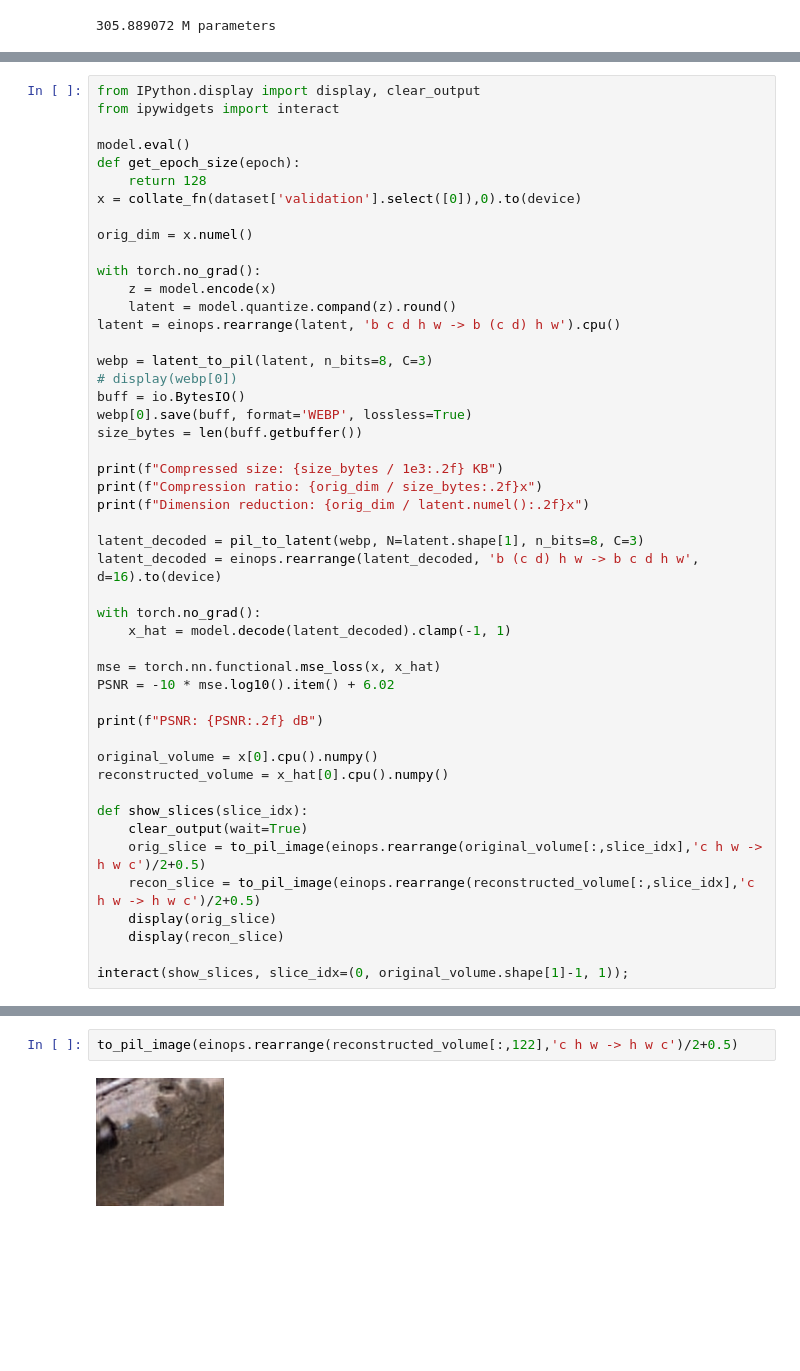
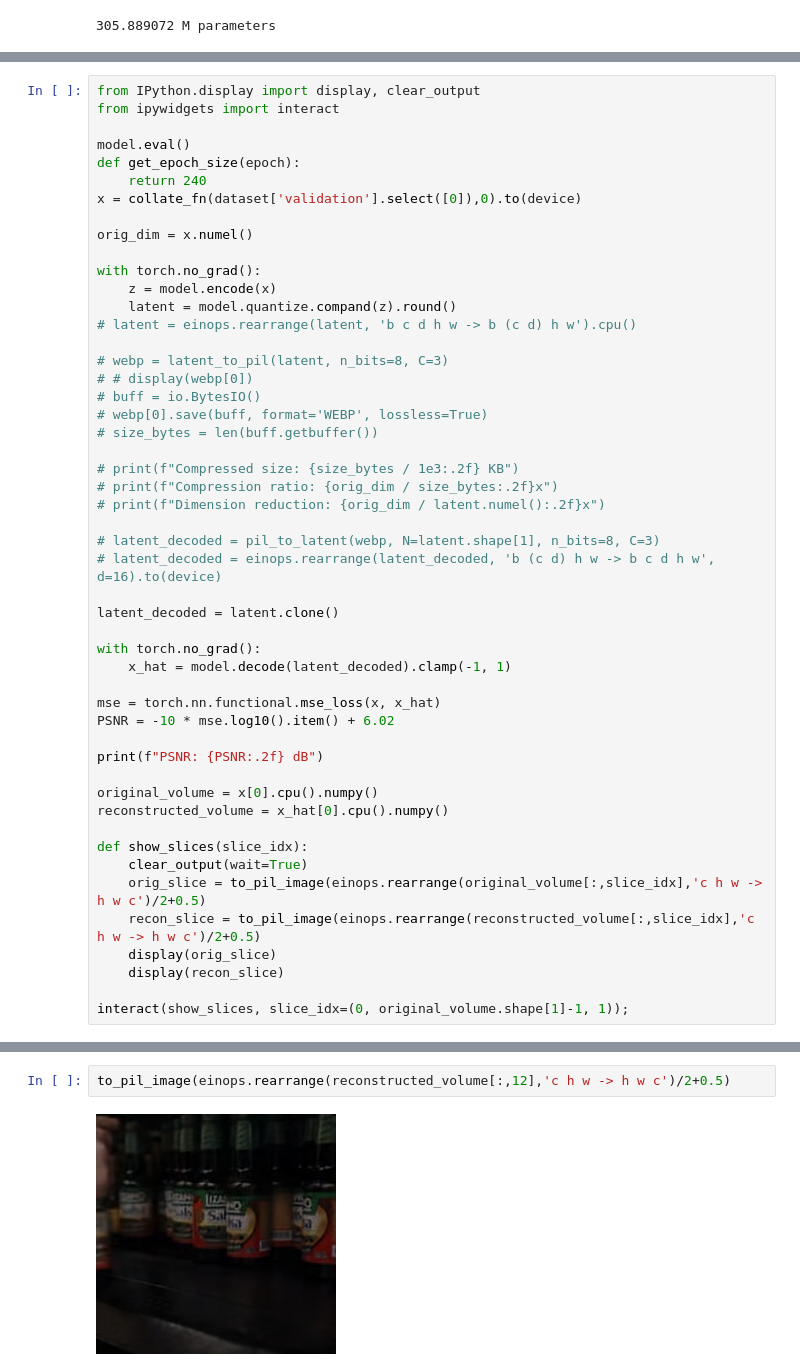
Before and after one commit to danjacobellis/autocodec, a Jupyter notebook: train/vimeo_f8c48_24frames.ipynb, the cells around one changed output, grey strips where cells are left out. Saved outputs shown, nothing was run; the diff lists cells and outputs as text; blank space fills up the shorter version.

Commit message:
oops, max size should be 240

```diff
--- a/train/vimeo_f8c48_24frames.ipynb
+++ b/train/vimeo_f8c48_24frames.ipynb
@@ -181,7 +189,7 @@ from ipywidgets import interact
 
 model.eval()
 def get_epoch_size(epoch):
-    return 128
+    return 240
 x = collate_fn(dataset['validation'].select([0]),0).to(device)
 
 orig_dim = x.numel()
@@ -189,20 +197,22 @@ orig_dim = x.numel()
 with torch.no_grad():
     z = model.encode(x)
     latent = model.quantize.compand(z).round()
-latent = einops.rearrange(latent, 'b c d h w -> b (c d) h w').cpu()
+# latent = einops.rearrange(latent, 'b c d h w -> b (c d) h w').cpu()
 
-webp = latent_to_pil(latent, n_bits=8, C=3)
-# display(webp[0])
-buff = io.BytesIO()
-webp[0].save(buff, format='WEBP', lossless=True)
-size_bytes = len(buff.getbuffer())
+# webp = latent_to_pil(latent, n_bits=8, C=3)
+# # display(webp[0])
+# buff = io.BytesIO()
+# webp[0].save(buff, format='WEBP', lossless=True)
+# size_bytes = len(buff.getbuffer())
 
-print(f"Compressed size: {size_bytes / 1e3:.2f} KB")
-print(f"Compression ratio: {orig_dim / size_bytes:.2f}x")
-print(f"Dimension reduction: {orig_dim / latent.numel():.2f}x")
+# print(f"Compressed size: {size_bytes / 1e3:.2f} KB")
+# print(f"Compression ratio: {orig_dim / size_bytes:.2f}x")
+# print(f"Dimension reduction: {orig_dim / latent.numel():.2f}x")
 
-latent_decoded = pil_to_latent(webp, N=latent.shape[1], n_bits=8, C=3)
-latent_decoded = einops.rearrange(latent_decoded, 'b (c d) h w -> b c d h w', d=16).to(device)
+# latent_decoded = pil_to_latent(webp, N=latent.shape[1], n_bits=8, C=3)
+# latent_decoded = einops.rearrange(latent_decoded, 'b (c d) h w -> b c d h w', d=16).to(device)
+
+latent_decoded = latent.clone()
 
 with torch.no_grad():
     x_hat = model.decode(latent_decoded).clamp(-1, 1)
@@ -240,7 +248,7 @@ to_pil_image(einops.rearrange(original_volume[:,122],'c h w -> h w c')/2+0.5)
 # %%
-to_pil_image(einops.rearrange(reconstructed_volume[:,122],'c h w -> h w c')/2+0.5)
+to_pil_image(einops.rearrange(reconstructed_volume[:,12],'c h w -> h w c')/2+0.5)
 # %% [output]
-[figure, old version]
+[figure, new version]
 # %%
 from torch.distributions import Categorical
 x_int8 = torch.tensor(np.array(webp[0]))
```
Also changed, not shown: parts of 8 cells of this notebook.
